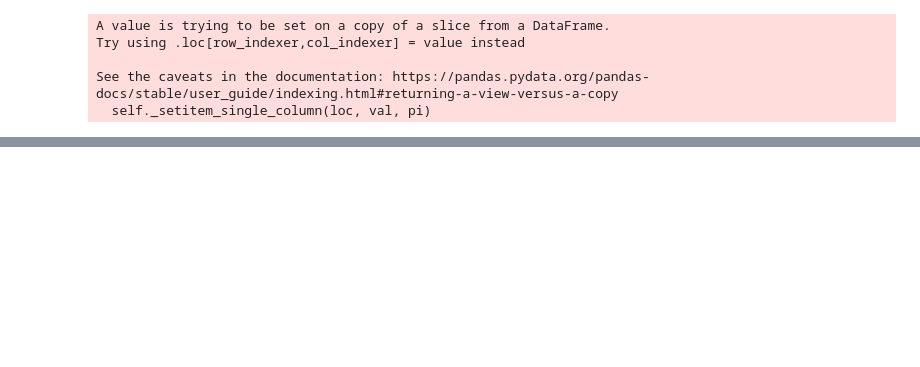
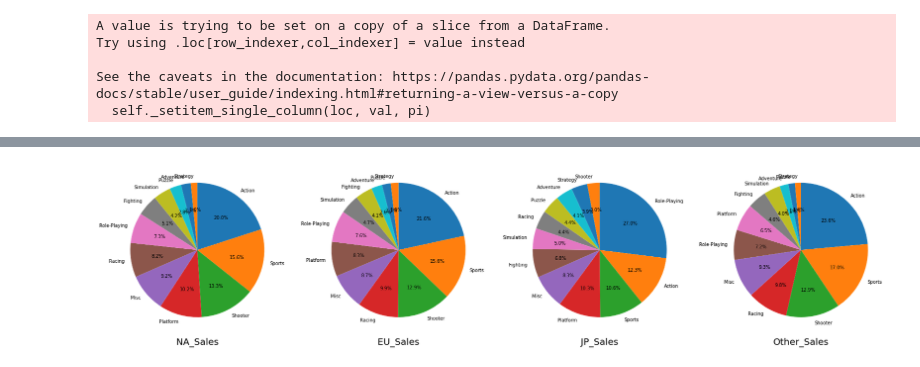
Before and after one commit to Ryu4824/Section_1_Project, a Jupyter notebook: Section_1_Project.ipynb, the cells around one changed output, grey strips where cells are left out. Cells and saved outputs as stored; diff of their text form; code cells hidden in the pictures; blank space fills up the shorter version.

```diff
--- a/Section_1_Project.ipynb
+++ b/Section_1_Project.ipynb
@@ -256,0 +327,20 @@ See the caveats in the documentation: https://pandas.pydata.org/pandas-docs/stab
+# %%
+# 지역별로 장르의 총 판매량 계산
+na_genre_sales = df_copy.groupby('Genre')['NA_Sales'].sum().sort_values(ascending = False)
+eu_genre_sales = df_copy.groupby('Genre')['EU_Sales'].sum().sort_values(ascending = False)
+jp_genre_sales = df_copy.groupby('Genre')['JP_Sales'].sum().sort_values(ascending = False)
+other_genre_sales = df_copy.groupby('Genre')['Other_Sales'].sum().sort_values(ascending = False)
+
+fig, (ax1, ax2, ax3, ax4) = plt.subplots(1, 4, figsize=(30, 10))
+
+ax1.pie(na_genre_sales, labels=na_genre_sales.index, autopct='%.1f%%', startangle=90,counterclock=False)
+ax2.pie(eu_genre_sales, labels=eu_genre_sales.index, autopct='%.1f%%', startangle=90,counterclock=False)
+ax3.pie(jp_genre_sales, labels=jp_genre_sales.index, autopct='%.1f%%', startangle=90,counterclock=False)
+ax4.pie(other_genre_sales, labels=other_genre_sales.index, autopct='%.1f%%', startangle=90,counterclock=False)
+ax1.set_xlabel('NA_Sales',fontsize=20)
+ax2.set_xlabel('EU_Sales',fontsize=20)
+ax3.set_xlabel('JP_Sales',fontsize=20)
+ax4.set_xlabel('Other_Sales',fontsize=20)
+plt.show()
+# %% [output]
+[figure, added]
```
Also changed, not shown: parts of 21 cells of this notebook.
